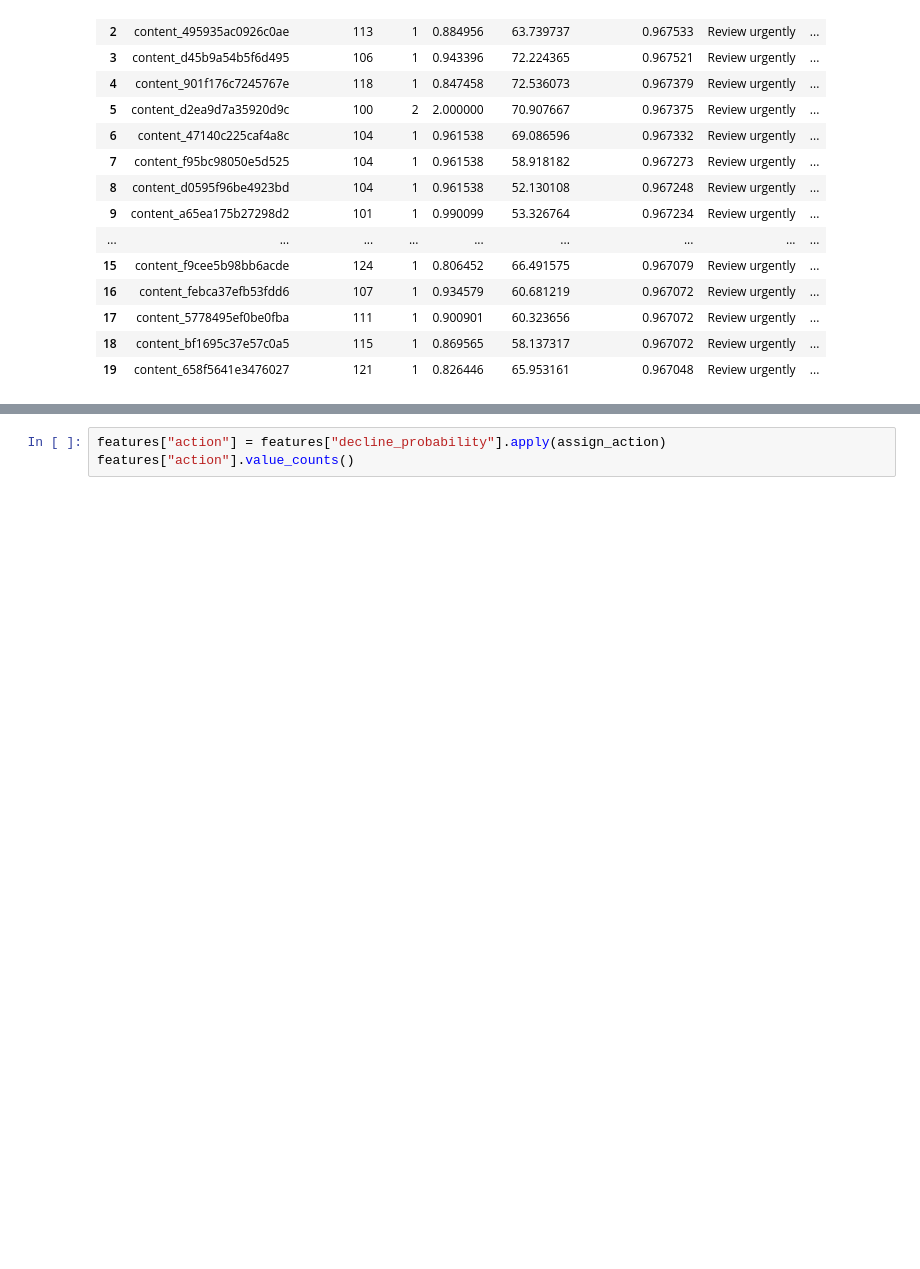
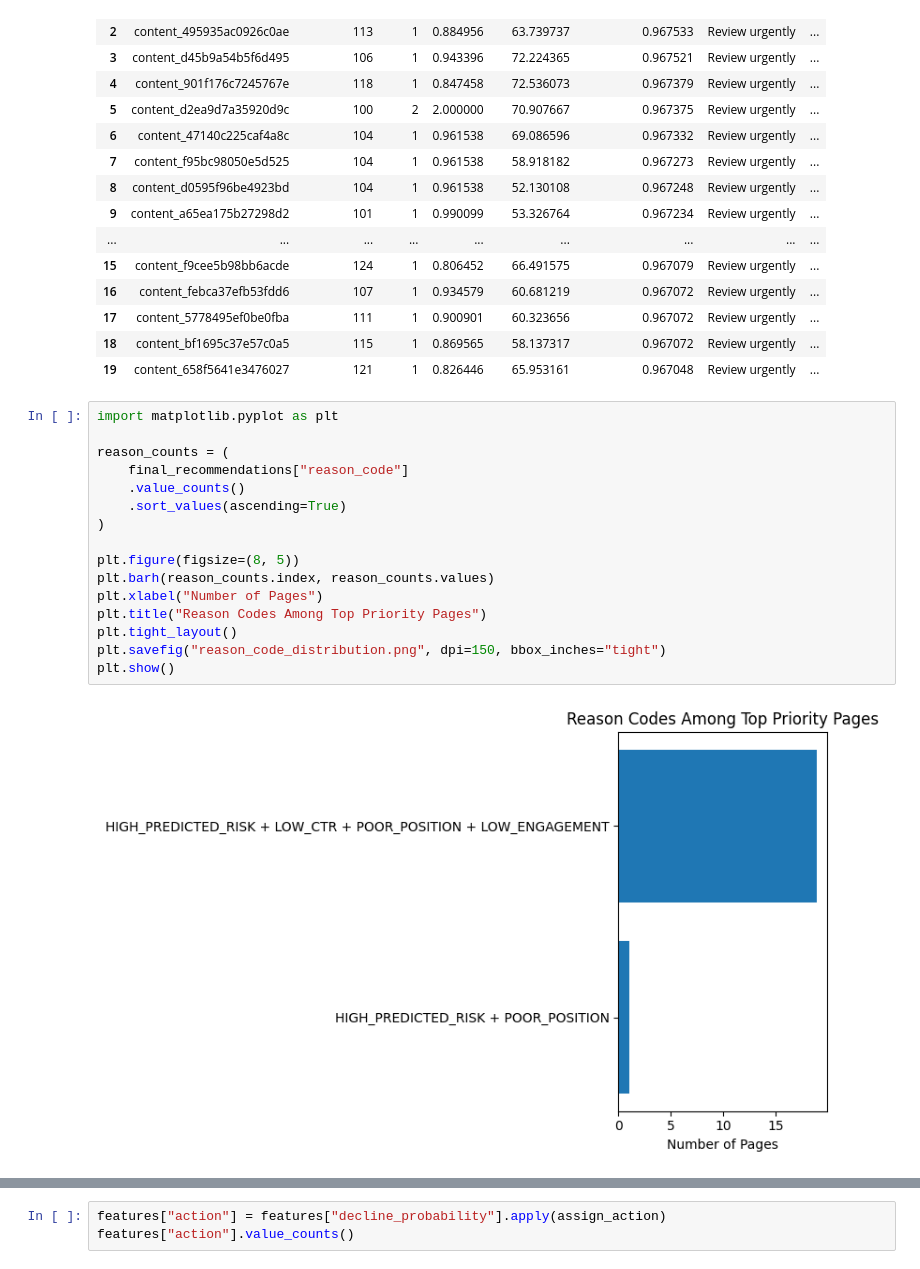
Before and after one commit to ShardhaBatra/flyrank-ml-internship, a Jupyter notebook: work/notebooks/capstone.ipynb, the cells around one changed output, grey strips where cells are left out. Cells and saved outputs as stored; diff of their text form; blank space fills up the shorter version.

Commit message:
Complete capstone notebook: content decline prediction model, validation, and ranked recommendations

```diff
--- a/work/notebooks/capstone.ipynb
+++ b/work/notebooks/capstone.ipynb
@@ -1185,3 +1247,21 @@ final_recommendations[
 | 17 | content_5778495ef0be0fba | 111 | 1 | 0.900901 | 60.323656 | 0.967072 | Review urgently | ... |
 | 18 | content_bf1695c37e57c0a5 | 115 | 1 | 0.869565 | 58.137317 | 0.967072 | Review urgently | ... |
 | 19 | content_658f5641e3476027 | 121 | 1 | 0.826446 | 65.953161 | 0.967048 | Review urgently | ... |
+# %%
+import matplotlib.pyplot as plt
+
+reason_counts = (
+    final_recommendations["reason_code"]
+    .value_counts()
+    .sort_values(ascending=True)
+)
+
+plt.figure(figsize=(8, 5))
+plt.barh(reason_counts.index, reason_counts.values)
+plt.xlabel("Number of Pages")
+plt.title("Reason Codes Among Top Priority Pages")
+plt.tight_layout()
+plt.savefig("reason_code_distribution.png", dpi=150, bbox_inches="tight")
+plt.show()
+# %% [output]
+[figure, added]
```
Also changed, not shown: parts of 13 cells of this notebook.
